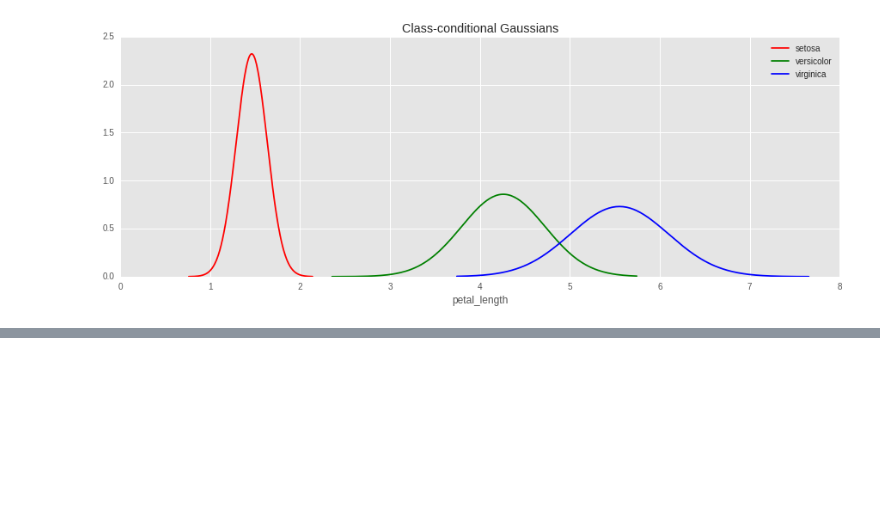
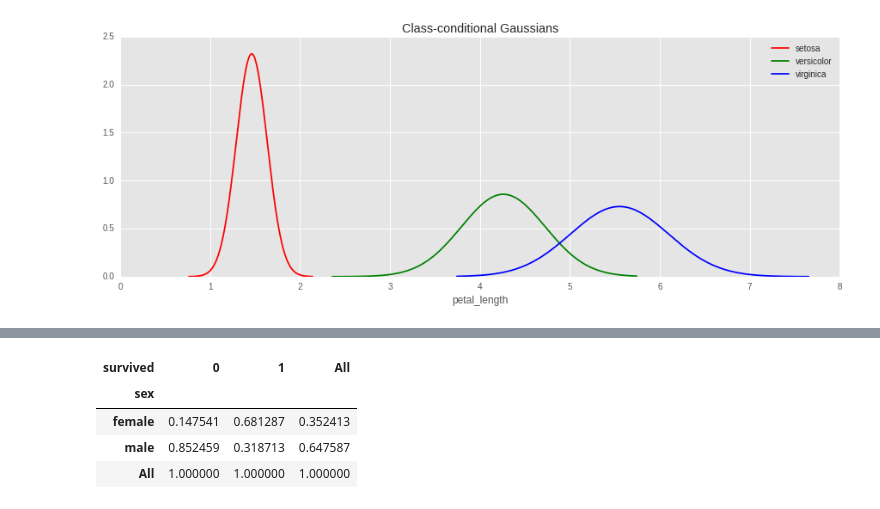
Before and after one commit to aliakbars/uai-dm, a Jupyter notebook: scripts/lab2.ipynb, the cells around one changed output, grey strips where cells are left out. Cells and saved outputs as stored; diff of their text form; code cells hidden in the pictures; blank space fills up the shorter version.

```diff
--- a/scripts/lab2.ipynb
+++ b/scripts/lab2.ipynb
@@ -80,0 +101,9 @@ plt.show()
+# %%
+sex = pd.crosstab(df.sex, df.survived, margins=True).apply(lambda x: x/float(x[-1]))
+sex
+# %% [output]
+| survived | 0 | 1 | All |
+| sex |  |  |  |
+| female | 0.147541 | 0.681287 | 0.352413 |
+| male | 0.852459 | 0.318713 | 0.647587 |
+| All | 1.000000 | 1.000000 | 1.000000 |
```
Also changed, not shown: parts of 7 cells of this notebook, 3 other files.
